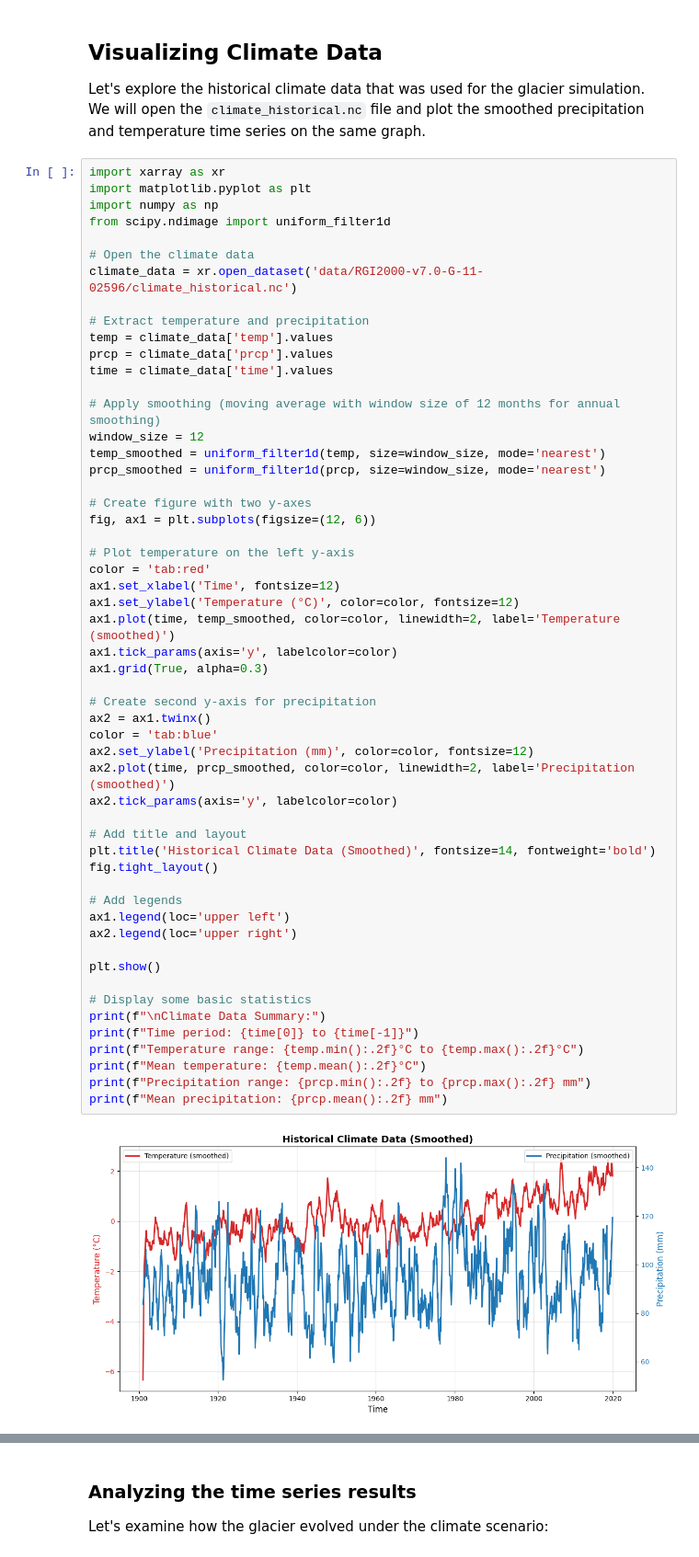
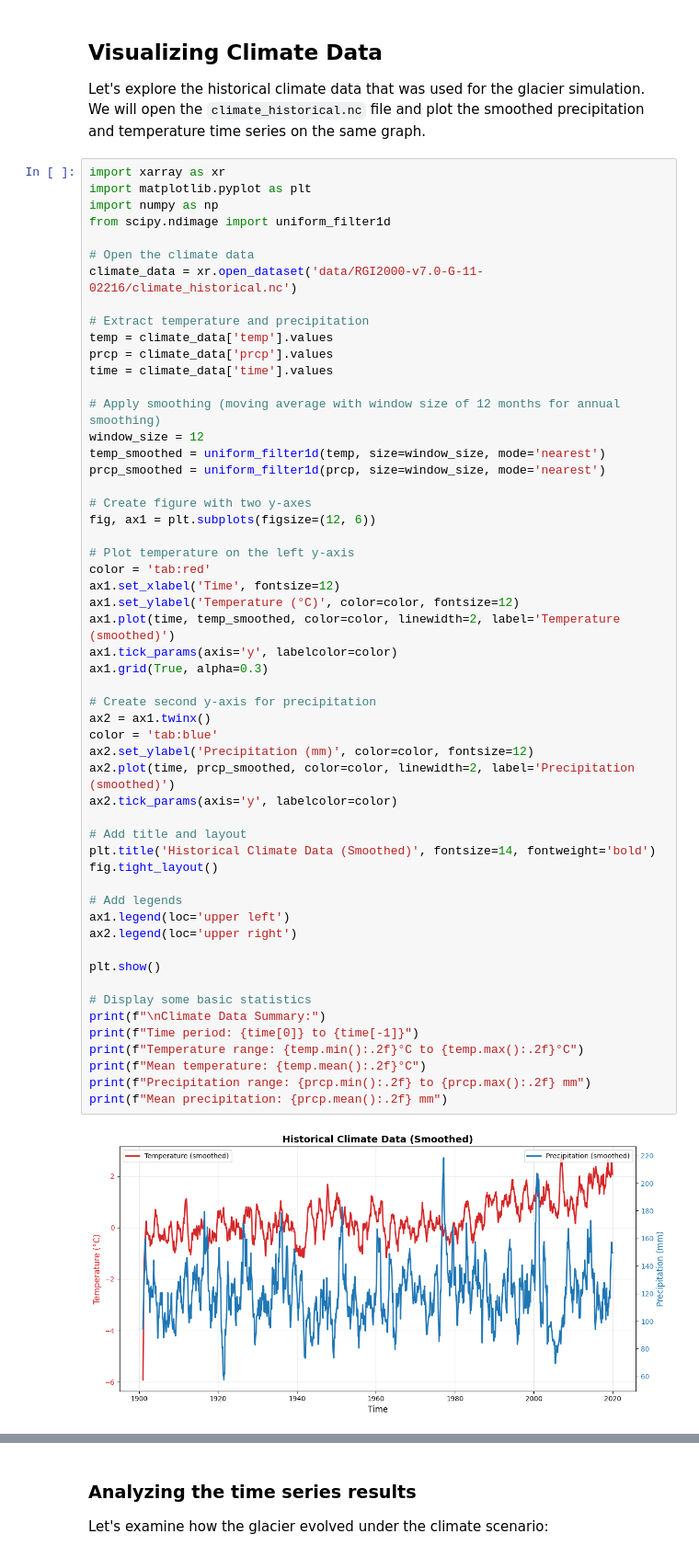
Before and after one commit to Sbindola/glamod, a Jupyter notebook: 02_notebook/glacier-modelling-2.ipynb, the cells around one changed output, grey strips where cells are left out. Shown at 92% size. Drawn from its saved outputs; the diff is of its cells as text.

```diff
--- a/02_notebook/glacier-modelling-2.ipynb
+++ b/02_notebook/glacier-modelling-2.ipynb
@@ -175,7 +175,7 @@ import numpy as np
 from scipy.ndimage import uniform_filter1d
 
 # Open the climate data
-climate_data = xr.open_dataset('data/RGI2000-v7.0-G-11-02596/climate_historical.nc')
+climate_data = xr.open_dataset('data/RGI2000-v7.0-G-11-02216/climate_historical.nc')
 
 # Extract temperature and precipitation
 temp = climate_data['temp'].values
@@ -196,33 +196,33 @@ ax1.set_xlabel('Time', fontsize=12)
 ax1.set_ylabel('Temperature (°C)', color=color, fontsize=12)
 ax1.plot(time, temp_smoothed, color=color, linewidth=2, label='Temperature (smoothed)')
 ax1.tick_params(axis='y', labelcolor=color)
 ax1.grid(True, alpha=0.3)
 
 # Create second y-axis for precipitation
 ax2 = ax1.twinx()
 color = 'tab:blue'
 ax2.set_ylabel('Precipitation (mm)', color=color, fontsize=12)
 ax2.plot(time, prcp_smoothed, color=color, linewidth=2, label='Precipitation (smoothed)')
 ax2.tick_params(axis='y', labelcolor=color)
 
 # Add title and layout
 plt.title('Historical Climate Data (Smoothed)', fontsize=14, fontweight='bold')
 fig.tight_layout()
 
 # Add legends
 ax1.legend(loc='upper left')
 ax2.legend(loc='upper right')
 
 plt.show()
 
 # Display some basic statistics
 print(f"\nClimate Data Summary:")
 print(f"Time period: {time[0]} to {time[-1]}")
 print(f"Temperature range: {temp.min():.2f}°C to {temp.max():.2f}°C")
 print(f"Mean temperature: {temp.mean():.2f}°C")
 print(f"Precipitation range: {prcp.min():.2f} to {prcp.max():.2f} mm")
 print(f"Mean precipitation: {prcp.mean():.2f} mm")
 # %% [output]
-[figure, old version]
+[figure, new version]
 Climate Data Summary:
 Time period: 1901-01-01T00:00:00.000000000 to 2019-12-01T00:00:00.000000000
```
Also changed, not shown: parts of 4 cells of this notebook.
